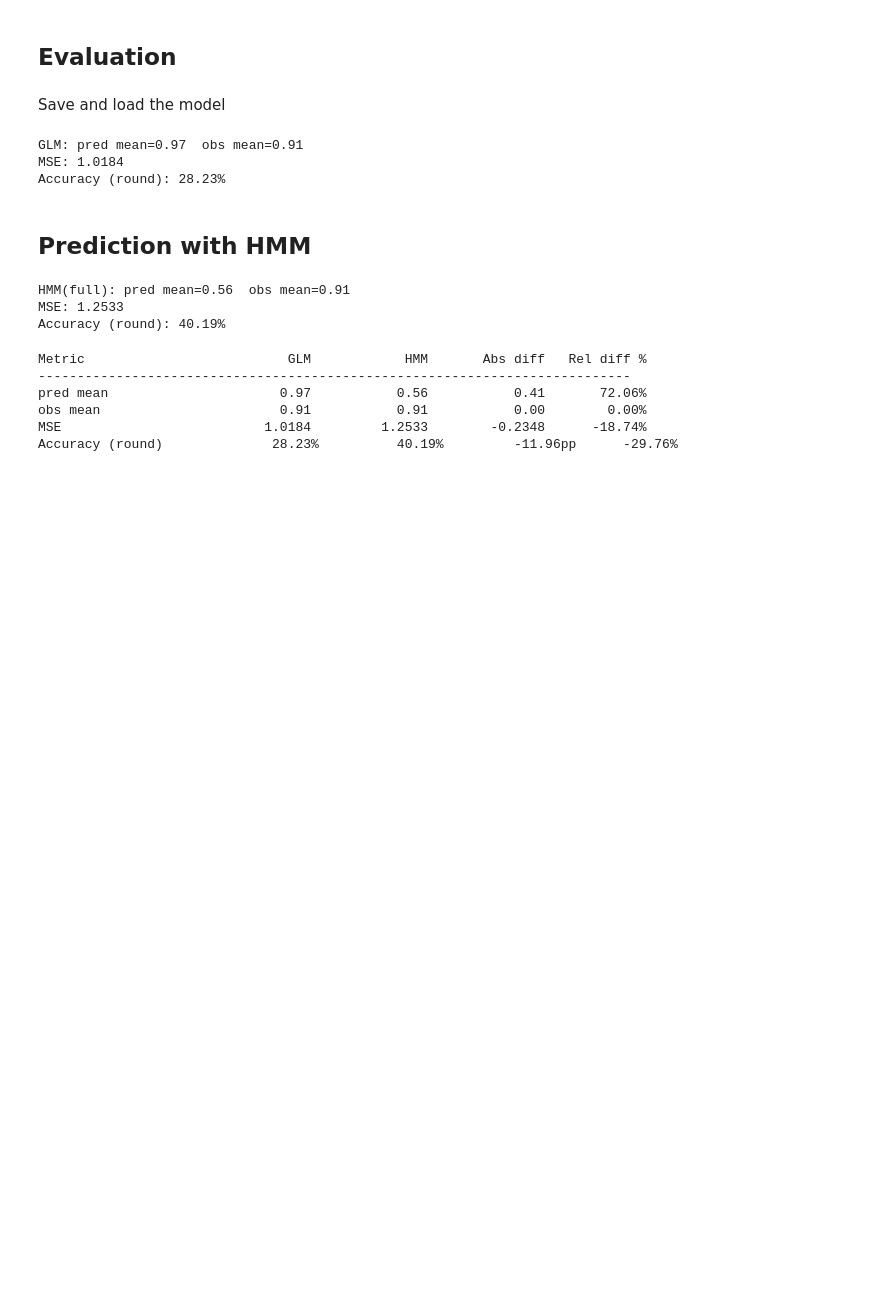
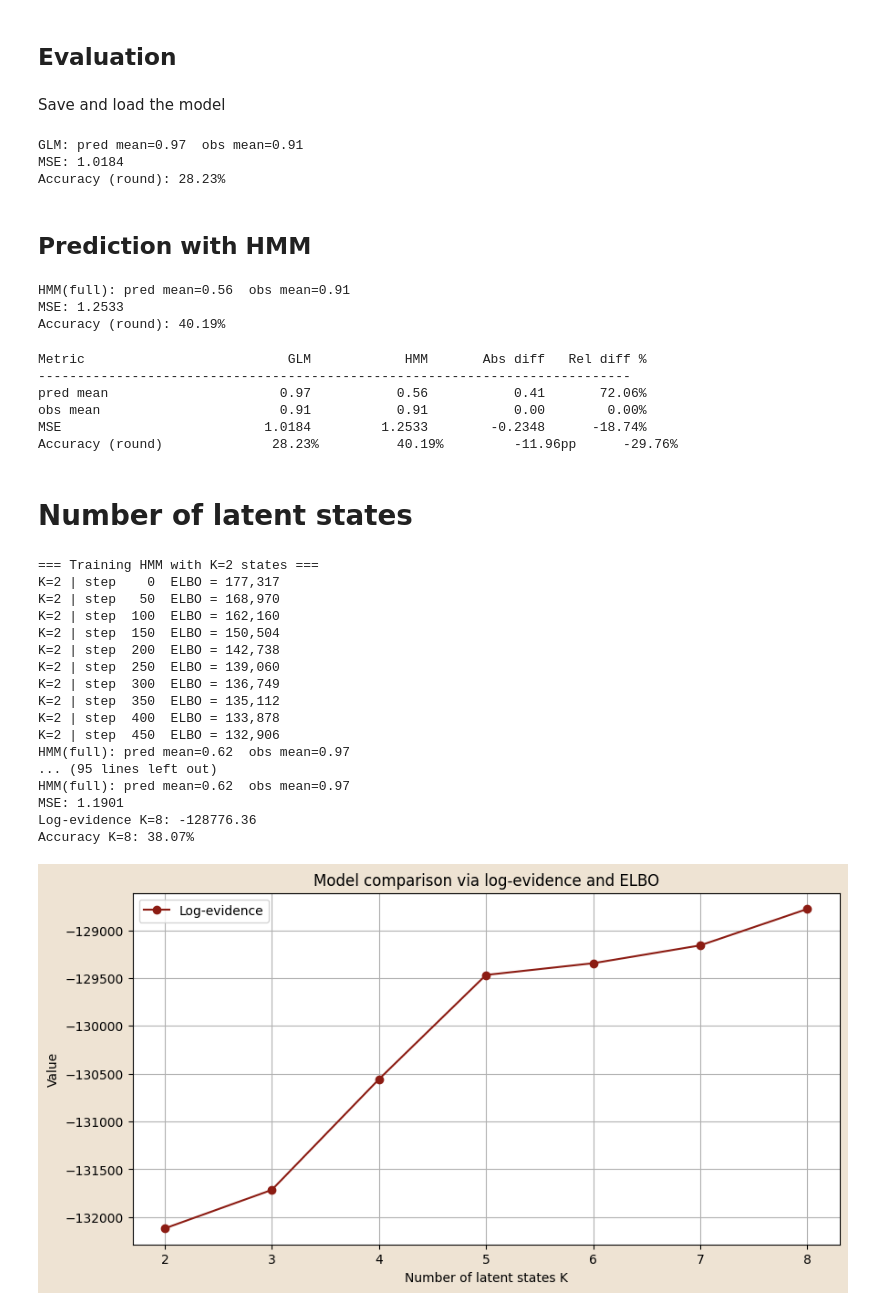
Before and after one commit to erikdeluca/Blood-Donors, a Jupyter notebook: notebooks/Bayesian HMM GLM.ipynb, the cells around one changed output. Cells and saved outputs as stored; diff of their text form; code cells hidden in the pictures; blank space fills up the shorter version.

Commit message:
modifiche finali

```diff
--- a/notebooks/Bayesian HMM GLM.ipynb
+++ b/notebooks/Bayesian HMM GLM.ipynb
@@ -1657,3 +1654,5 @@ pred mean                      0.97           0.56           0.41       72.06%
 obs mean                       0.91           0.91           0.00        0.00%
 MSE                          1.0184         1.2533        -0.2348      -18.74%
 Accuracy (round)              28.23%          40.19%         -11.96pp      -29.76%
+# %% [markdown]
+# Number of latent states
@@ -1659,0 +1940,22 @@ Accuracy (round)              28.23%          40.19%         -11.96pp      -29.7
+# %%
+K_list = range(2, 9)
+K_list, log_evidences, final_elbos, accuracies = train_and_evaluate_cov(obs_torch, cov_init_torch, cov_tran_torch, cov_emiss_torch, K_list, n_steps=500, lr=2e-3)
+# %% [output]
+=== Training HMM with K=2 states ===
+K=2 | step    0  ELBO = 177,317
+K=2 | step   50  ELBO = 168,970
+K=2 | step  100  ELBO = 162,160
+K=2 | step  150  ELBO = 150,504
+K=2 | step  200  ELBO = 142,738
+K=2 | step  250  ELBO = 139,060
+K=2 | step  300  ELBO = 136,749
+K=2 | step  350  ELBO = 135,112
+K=2 | step  400  ELBO = 133,878
+K=2 | step  450  ELBO = 132,906
+HMM(full): pred mean=0.62  obs mean=0.97
+... (95 lines left out)
+HMM(full): pred mean=0.62  obs mean=0.97
+MSE: 1.1901
+Log-evidence K=8: -128776.36
+Accuracy K=8: 38.07%
+[figure, added]
```
Also changed, not shown: parts of 16 cells of this notebook, 8 other files.
